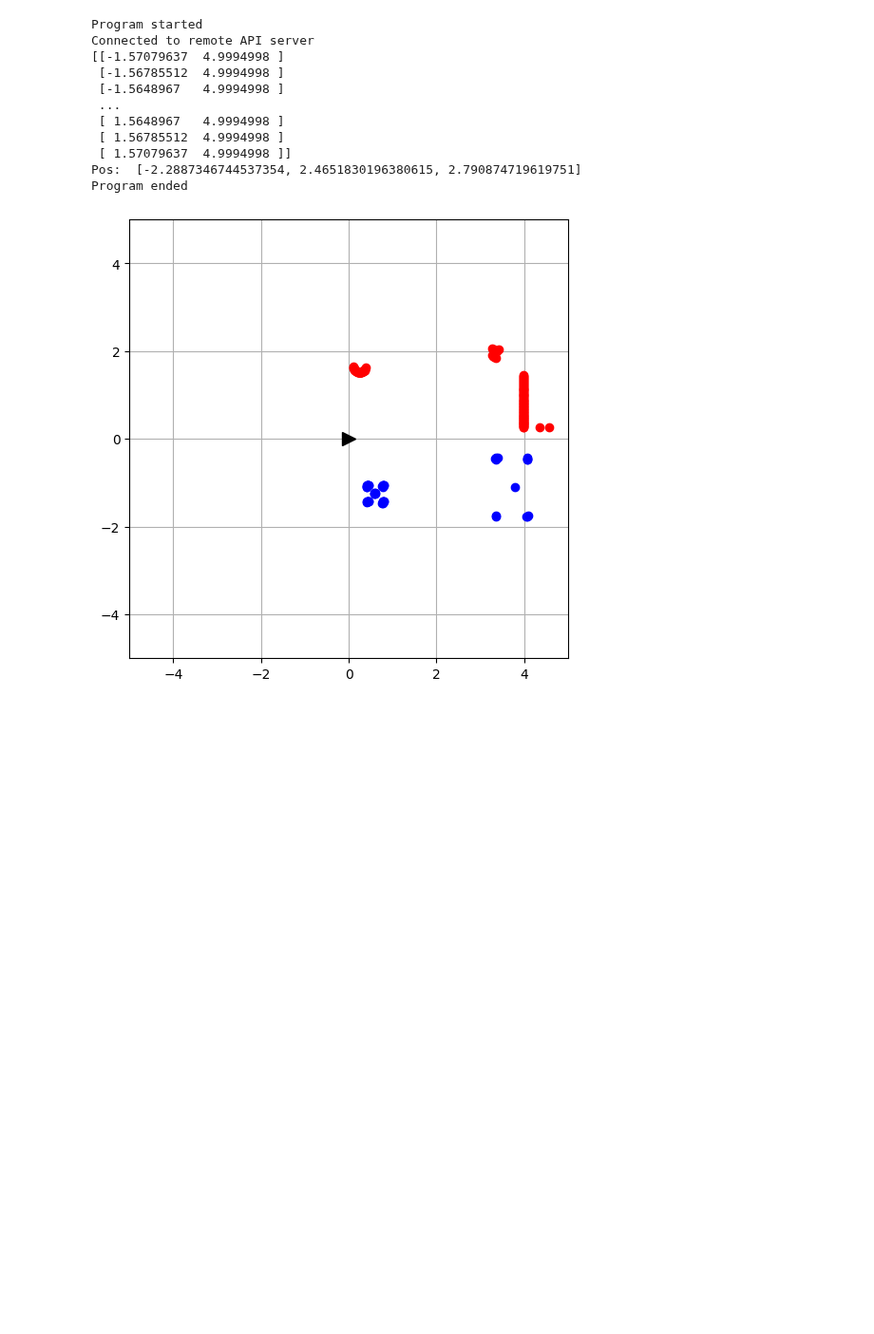
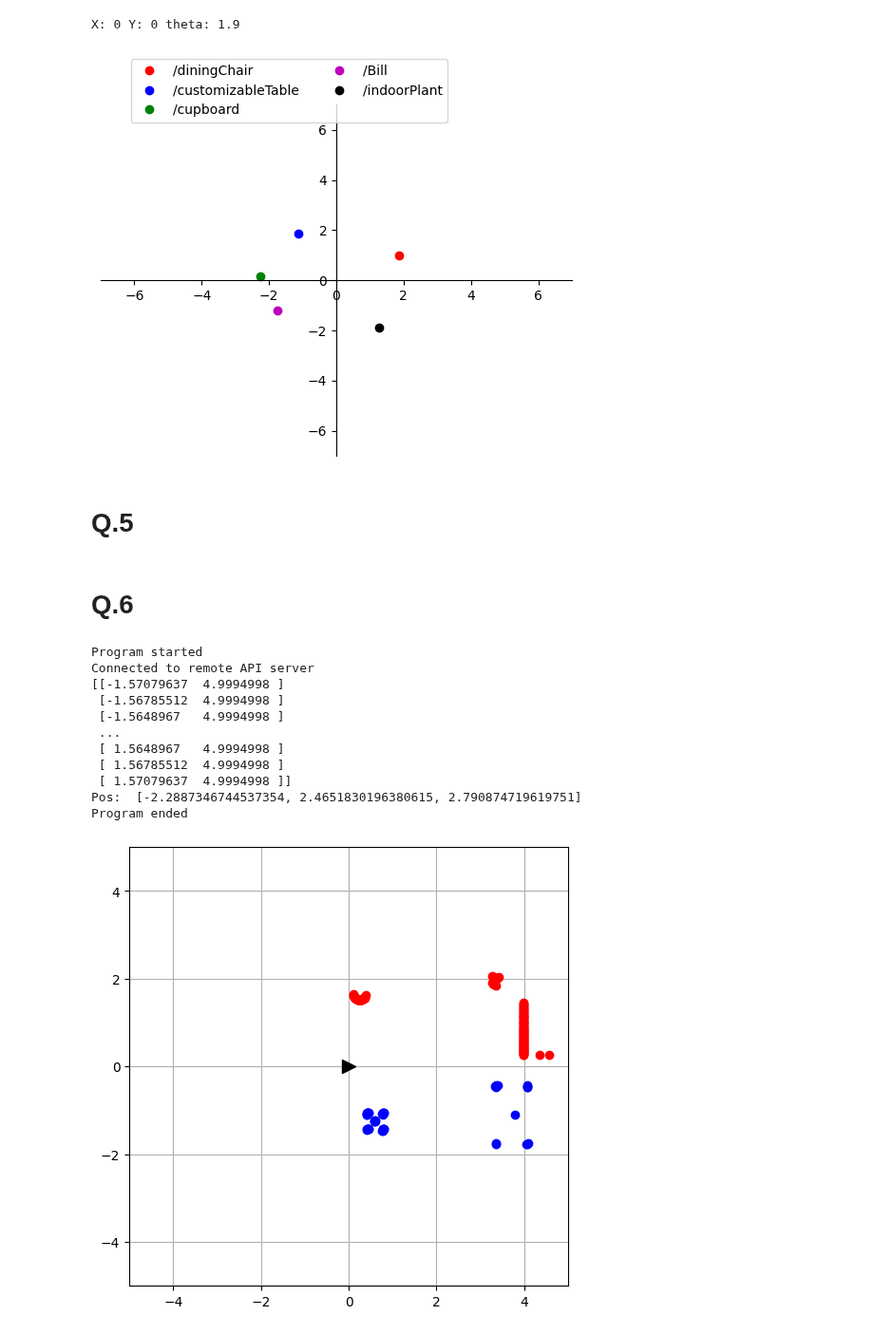
Before and after one commit to EnnesJp/robotica-movel-tp1, a Jupyter notebook: robotica-movel-tp1.ipynb, the cells around one changed output. Shown at 95% size. Drawn from its saved outputs; the diff is of its cells as text; code cells hidden in the pictures; blank space fills up the shorter version.

```diff
--- a/robotica-movel-tp1.ipynb
+++ b/robotica-movel-tp1.ipynb
@@ -13,0 +194,15 @@ import time
+# %%
+x = 0
+y = 0
+theta = 1.9
+
+sim.setObjectPosition(robot, [x, y, 0.13879307])
+sim.setObjectOrientation(robot, [.0, .0, theta])
+
+print('X:', x, 'Y:', y, 'theta:', theta)
+
+robotRef = calculateReferances(robotName, otherObjects)
+plot2DView([otherObject[1] for otherObject in robotRef], [otherObject[0] for otherObject in robotRef])
+# %% [output]
+X: 0 Y: 0 theta: 1.9
+[figure, added]
@@ -14 +218,5 @@ import time
+# %% [markdown]
+# Q.5
+# %% [markdown]
+# Q.6
 # %%
```
Also changed, not shown: parts of 18 cells of this notebook.
